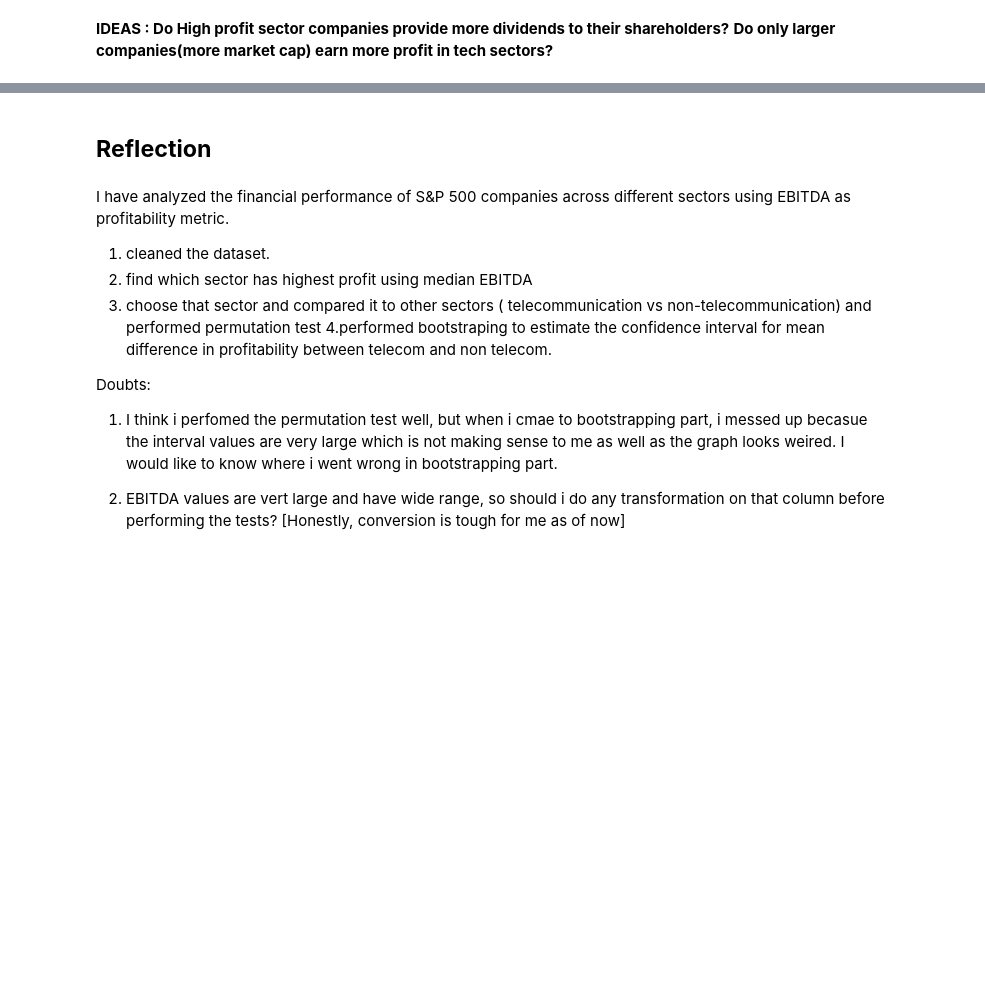
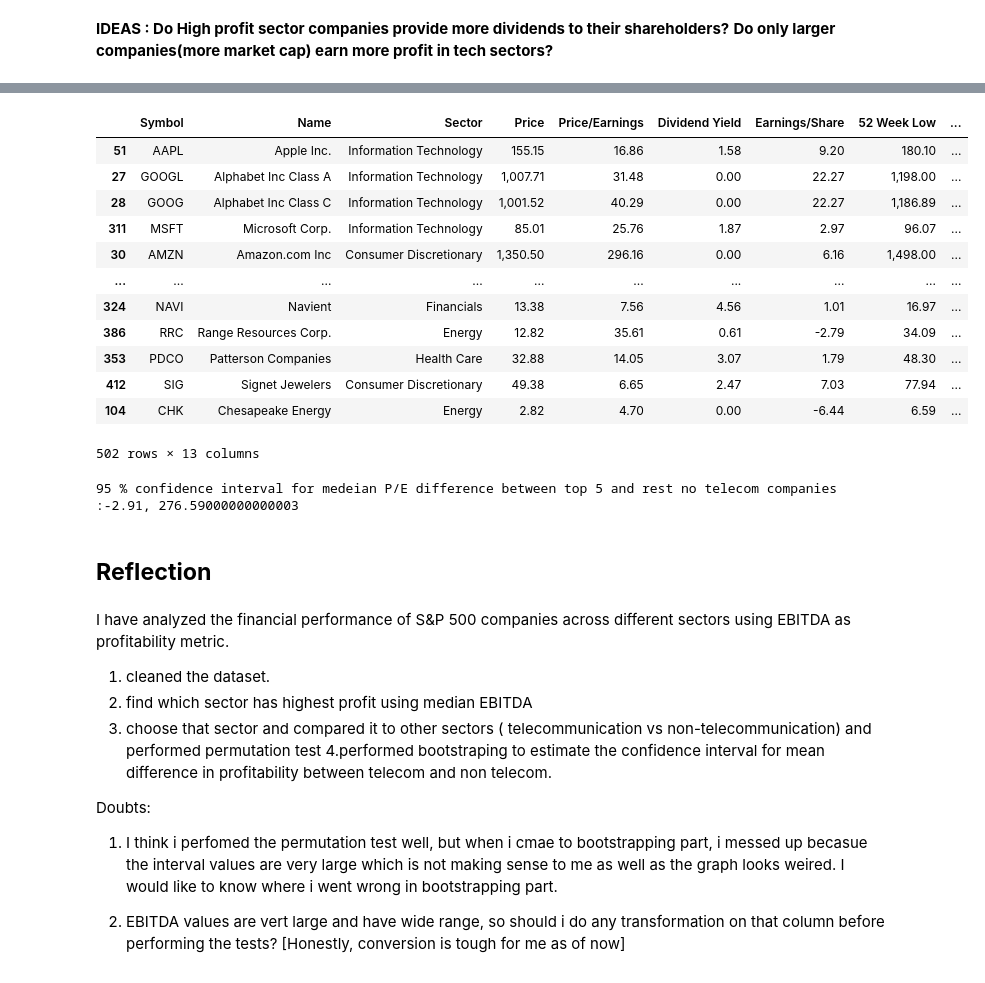
Before and after one commit to kavyakhanna/SP-500-Financial-Analysis, a Jupyter notebook: Analysis.ipynb, the cells around one changed output, grey strips where cells are left out. Cells and saved outputs as stored; diff of their text form; code cells hidden in the pictures; blank space fills up the shorter version.

Commit message:
bootstrap non telecom done

```diff
--- a/Analysis.ipynb
+++ b/Analysis.ipynb
@@ -218,6 +218,63 @@ tech_companies
 | 58 | T | AT&T Inc | Telecommunication Services | 35.57 | 12.14 | 5.42 | 4.76 | 42.70 | ... |
 | 474 | VZ | Verizon Communications | Telecommunication Services | 49.04 | 13.08 | 4.63 | 7.36 | 54.77 | ... |
 | 99 | CTL | CenturyLink Inc | Telecommunication Services | 16.20 | 8.35 | 12.66 | 1.16 | 27.61 | ... |
+# %%
+#Non telecommunication companies explore
+non_telecom_companies=df[df['Sector'] !='Telecommunication Services']
+non_telecom_companies
+
+#sort non telecom companies market cap wise
+non_telecom_companies=non_telecom_companies.sort_values(by='Market Cap',ascending=False)
+non_telecom_companies
+# %% [output]
+|  | Symbol | Name | Sector | Price | Price/Earnings | Dividend Yield | Earnings/Share | 52 Week Low | ... |
+| 51 | AAPL | Apple Inc. | Information Technology | 155.15 | 16.86 | 1.58 | 9.20 | 180.10 | ... |
+| 27 | GOOGL | Alphabet Inc Class A | Information Technology | 1,007.71 | 31.48 | 0.00 | 22.27 | 1,198.00 | ... |
+| 28 | GOOG | Alphabet Inc Class C | Information Technology | 1,001.52 | 40.29 | 0.00 | 22.27 | 1,186.89 | ... |
+| 311 | MSFT | Microsoft Corp. | Information Technology | 85.01 | 25.76 | 1.87 | 2.97 | 96.07 | ... |
+| 30 | AMZN | Amazon.com Inc | Consumer Discretionary | 1,350.50 | 296.16 | 0.00 | 6.16 | 1,498.00 | ... |
+| ... | ... | ... | ... | ... | ... | ... | ... | ... | ... |
+| 324 | NAVI | Navient | Financials | 13.38 | 7.56 | 4.56 | 1.01 | 16.97 | ... |
+| 386 | RRC | Range Resources Corp. | Energy | 12.82 | 35.61 | 0.61 | -2.79 | 34.09 | ... |
+| 353 | PDCO | Patterson Companies | Health Care | 32.88 | 14.05 | 3.07 | 1.79 | 48.30 | ... |
+| 412 | SIG | Signet Jewelers | Consumer Discretionary | 49.38 | 6.65 | 2.47 | 7.03 | 77.94 | ... |
+| 104 | CHK | Chesapeake Energy | Energy | 2.82 | 4.70 | 0.00 | -6.44 | 6.59 | ... |
+502 rows × 13 columns
+# %%
+'''Median P/E: Top-5 vs Rest What to do: Split non-telecom into top-5 by Market Cap and the rest. Compare
+median “Price/Earnings.” Say in class: “Are the biggest companies priced richer (higher P/E)
+ than others, or not?” how to implemnet bootstrap here give steps'''
+
+#split into top 5 and rest
+top_5_non_telecom=non_telecom_companies.head(5).copy()
+rest_non_telecom=non_telecom_companies.iloc[5:].copy()
+
+#non_telecom_companies.isna().sum()
+top_5_non_telecom=top_5_non_telecom[top_5_non_telecom['Price/Earnings'] >0]
+rest_non_telecom=rest_non_telecom[rest_non_telecom['Price/Earnings'] >0]
+
+#median price /earnings
+observed_median_diff=np.median(top_5_non_telecom['Price/Earnings'])- np.median(rest_non_telecom['Price/Earnings'])
+observed_median_diff
+
+# Bootstrap procedure to estimate the sampling distribution of the median P/E difference
+n_sim = 10000            # number of bootstrap resamples
+boot_diffs = []          # will store the median P/E differences
+np.random.seed(42)       # for reproducibility
+
+for i in range(n_sim):
+    boot_top=top_5_non_telecom.sample(frac=1,replace=True)
+    boot_rest=rest_non_telecom.sample(frac=1,replace=True)
+    boot_mean_diffs=np.median(boot_top['Price/Earnings']) - np.median(boot_rest['Price/Earnings'])
+    boot_diffs.append(boot_mean_diffs)
+
+#calculate 95% confidence interval
+boot_diffs=np.array(boot_diffs)
+lower_ci=np.percentile(boot_diffs,2.5)
+upper_ci=np.percentile(boot_diffs,97.5)
+print(f'95 % confidence interval for medeian P/E difference between top 5 and rest no telecom companies :{lower_ci}, {upper_ci}')
+# %% [output]
+95 % confidence interval for medeian P/E difference between top 5 and rest no telecom companies :-2.91, 276.59000000000003
 # %% [markdown]
 ## **Reflection**
 # %% [markdown]
```
Also changed, not shown: parts of 3 cells of this notebook.
